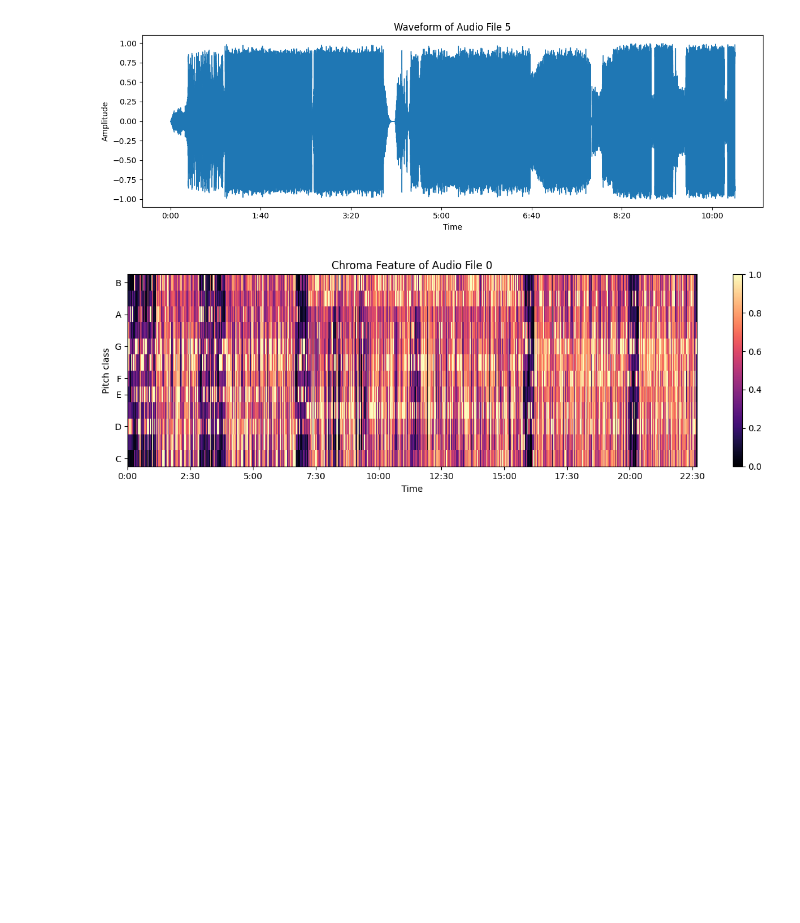
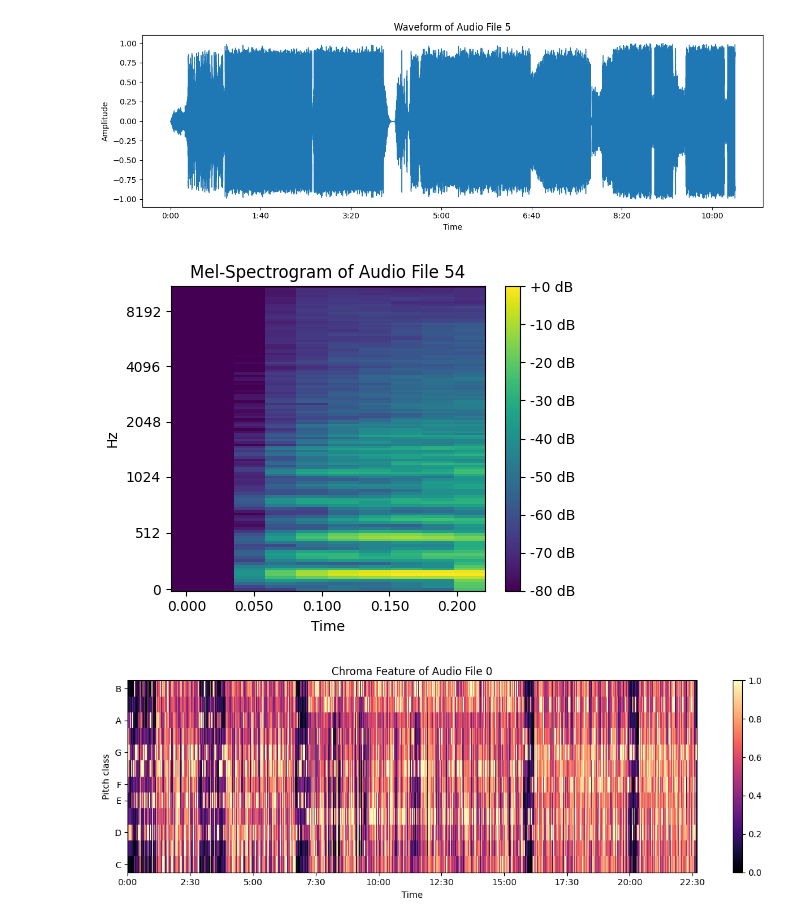
Before and after one commit to sriraj0926/Music-generation, a Jupyter notebook: Deep_Learning_Project.ipynb, the cells around one changed output. Cells and saved outputs as stored; diff of their text form; code cells hidden in the pictures; blank space fills up the shorter version.

```diff
--- a/Deep_Learning_Project.ipynb
+++ b/Deep_Learning_Project.ipynb
@@ -39,11 +47,14 @@ from scipy.io import wavfile
 
 ## Reading the wavefile from the filepaths
 music_data = []
-sample_rate = []
+sample_rate = 0
+sr = 44100
 for file_path in music_paths:
-    y, sr = librosa.load(file_path, sr=None)
+    y, sr = librosa.load(file_path, sr=sr)
     music_data.append(y[:30000000])
-    sample_rate.append(sr)
+    sample_rate += 1
+
+#[:30000000]
 # %%
 np.shape(music_data)
 # %% [output]
@@ -77,15 +88,17 @@ for i in range(len(sample_rate)):
   plt.tight_layout()
   plt.show()
 # %%
-for i in range(len(sample_rate)):
-    mel_spectrogram = librosa.feature.melspectrogram(y=music_data[i], sr=sample_rate[i])
-    plt.figure(figsize=(12, 4))
-    librosa.display.specshow(librosa.power_to_db(mel_spectrogram, ref=np.max),
+#for i in range(len(sample_rate)):
+mel_spectrogram = librosa.feature.melspectrogram(y=music_data[0][:5000], sr=sr)
+plt.figure(figsize=(5, 4))
+librosa.display.specshow(librosa.power_to_db(mel_spectrogram, ref=np.max),
                             y_axis='mel', x_axis='time', cmap='viridis')
-    plt.colorbar(format='%+2.0f dB')
-    plt.title(f"Mel-Spectrogram of Audio File {i}")
-    plt.tight_layout()
-    plt.show()
+plt.colorbar(format='%+2.0f dB')
+plt.title(f"Mel-Spectrogram of Audio File {i}")
+plt.tight_layout()
+plt.show()
+# %% [output]
+[figure, added]
 # %%
 for i in range(len(sample_rate)):
    # Compute and plot the chroma feature
```
Also changed, not shown: parts of 26 cells of this notebook.
